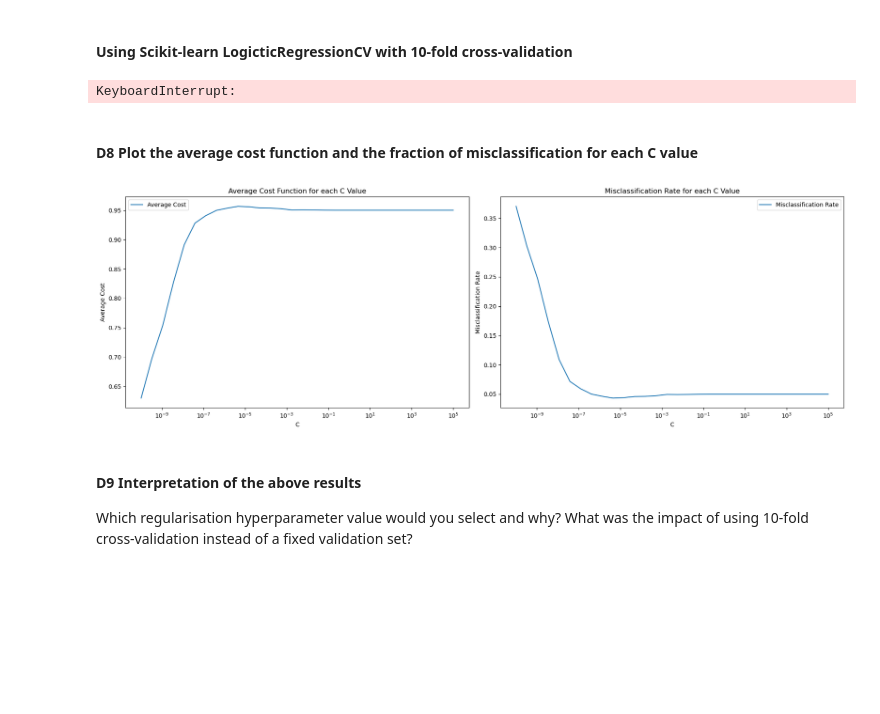
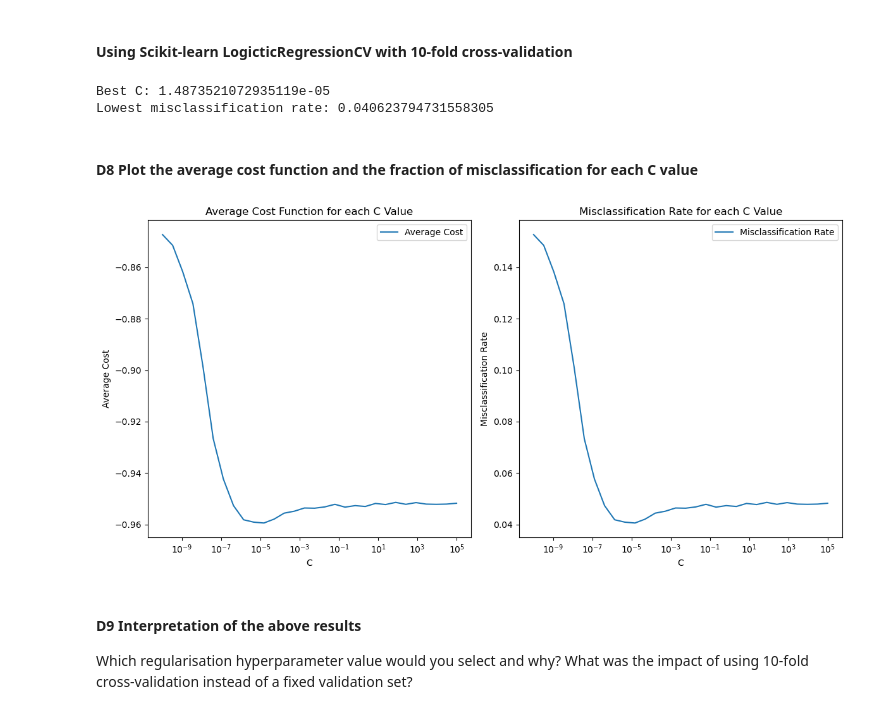
Before and after one commit to LisonLau/CITS5508-Assignments, a Jupyter notebook: Assignment 1 (15%)/assig1_23123849.ipynb, the cells around one changed output. Drawn from its saved outputs; the diff is of its cells as text; code cells hidden in the pictures; blank space fills up the shorter version.

```diff
--- a/Assignment 1 (15%)/assig1_23123849.ipynb
+++ b/Assignment 1 (15%)/assig1_23123849.ipynb
@@ -351,48 +368,56 @@ plt.show()
 # %% [markdown]
 #### Using Scikit-learn LogicticRegressionCV with 10-fold cross-validation
 # %%
+import warnings
+full_train_x = ss_train_set
+full_train_y = ss_train_labels.values.ravel()
+warnings.filterwarnings("ignore")
+
 # Create a logistic regression model with 10-fold cross-validation
 C_range = np.logspace(-10, 5, 30)
-lrcv_model = LogisticRegressionCV(Cs=C_range, cv=10, penalty='l2', solver='sag', max_iter=10000, random_state=5508)
-full_train_x = ss_train_set
-full_train_y = ss_train_labels.values.ravel()
-lrcv_model.fit(full_train_x, full_train_y)
-
-# Print the best C value
-print('Best C value:', lrcv_model.C_)
-print('Accuracy:', lrcv_model.score(valid_x, valid_y))
+model = LogisticRegressionCV(Cs=C_range, cv=10, random_state=5508)
+model.fit(full_train_x, full_train_y)
 
 # Get the average cost function value and fraction of misclassifications for each C value
-d8_costs = np.mean(lrcv_model.scores_[1], axis=0)
-d8_rates = np.mean(1 - lrcv_model.scores_[1], axis=0)
+d8_costs = -np.mean(model.scores_[1], axis=0)
+d8_rates = 1 - np.mean(model.scores_[1], axis=0)
+
+# Find the best C value
+best_C_index = np.argmin(d8_costs)
+best_C = C_range[best_C_index]
+lowest_rate = d8_rates[best_C_index]
+
+print("Best C:", best_C)
+print("Lowest misclassification rate:", lowest_rate)
 # %% [output]
-KeyboardInterrupt:
+Best C: 1.4873521072935119e-05
+Lowest misclassification rate: 0.040623794731558305
 # %% [markdown]
 #### D8 Plot the average cost function and the fraction of misclassification for each C value
 # %%
 # Plot the average cost function and misclassification rate for each C value
-fig, axs = plt.subplots(1, 2, figsize=(18, 6))
+fig, axs = plt.subplots(1, 2, figsize=(12, 6))
 
 # Left plot: Average cost function for each C value
 axs[0].plot(C_range, d8_costs, label='Average Cost')
 axs[0].set_xscale('log')
 axs[0].set_xlabel('C')
 axs[0].set_ylabel('Average Cost')
 axs[0].set_title('Average Cost Function for each C Value')
 axs[0].legend()
 
 # Right plot: Misclassification rate for each C value
 axs[1].plot(C_range, d8_rates, label='Misclassification Rate')
 axs[1].set_xscale('log')
 axs[1].set_xlabel('C')
 axs[1].set_ylabel('Misclassification Rate')
 axs[1].set_title('Misclassification Rate for each C Value')
 axs[1].legend()
 
 plt.tight_layout()
 plt.show()
 # %% [output]
-[figure, old version]
+[figure, new version]
 # %% [markdown]
 #### D9 Interpretation of the above results
 
```
Also changed, not shown: parts of 9 cells of this notebook.
